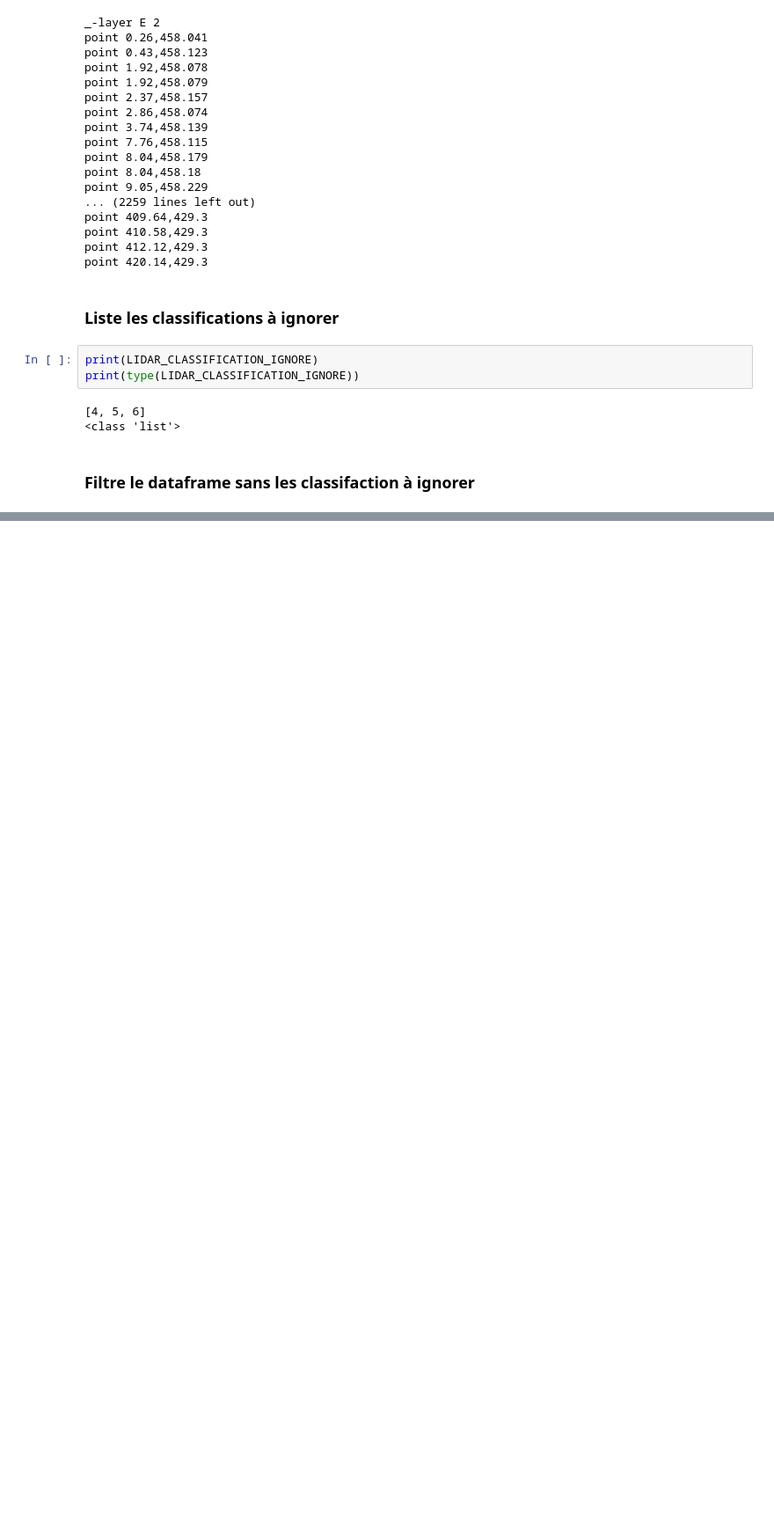
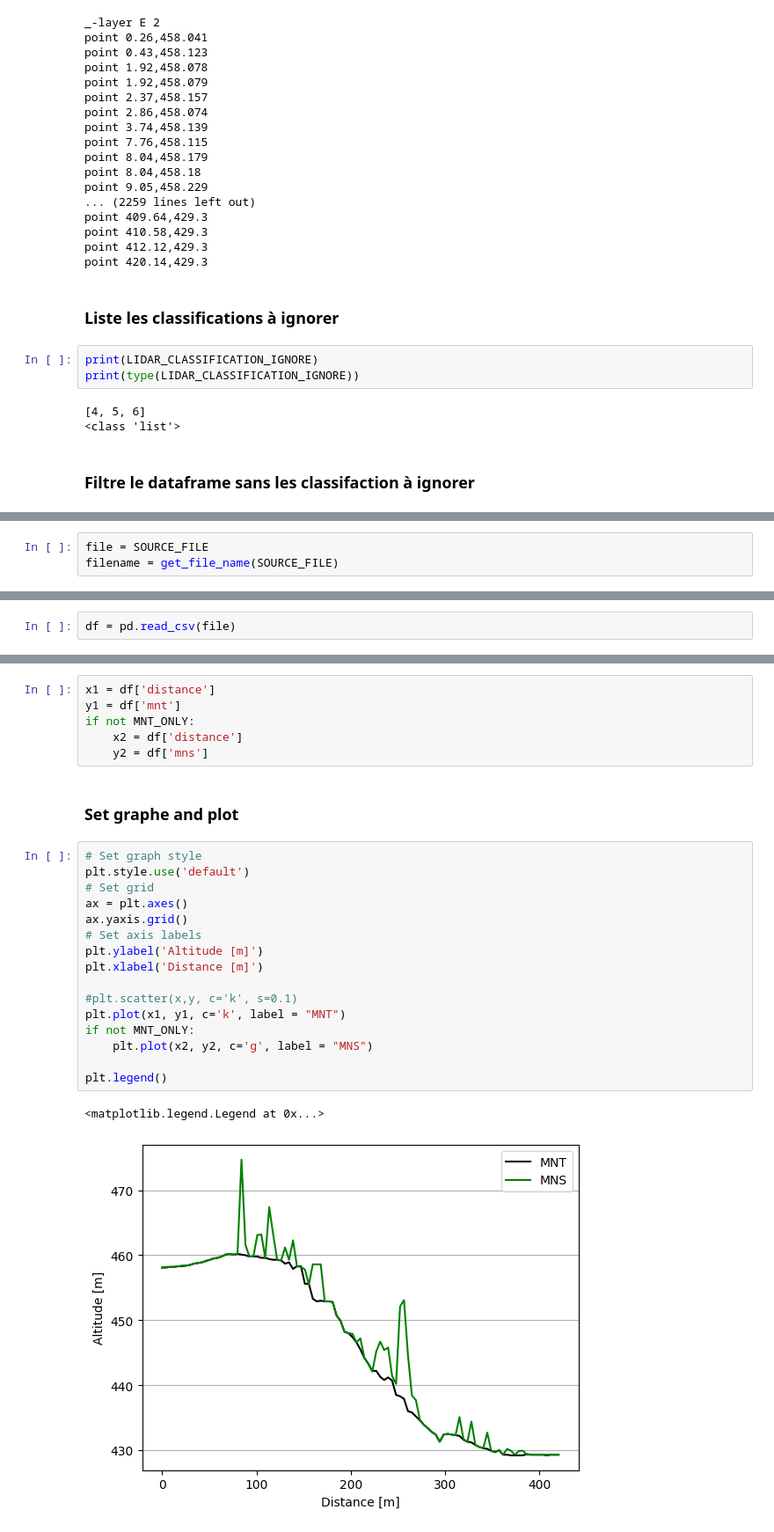
Before and after one commit to gowitz/lidar_to_acad_points, a Jupyter notebook: dev/tests.ipynb, the cells around one changed output, grey strips where cells are left out. Shown: that part at 88% size. Cells and saved outputs as stored; diff of their text form; blank space fills up the shorter version.

```diff
--- a/dev/tests.ipynb
+++ b/dev/tests.ipynb
@@ -281,0 +421,3 @@ print(df_filtred)
+# %%
+file = SOURCE_FILE
+filename = get_file_name(SOURCE_FILE)
@@ -281,0 +439,2 @@ print(df_filtred)
+# %%
+df = pd.read_csv(file)
@@ -281,0 +457,27 @@ print(df_filtred)
+# %%
+x1 = df['distance']
+y1 = df['mnt']
+if not MNT_ONLY:
+    x2 = df['distance']
+    y2 = df['mns']
+# %% [markdown]
+### Set graphe and plot
+# %%
+# Set graph style
+plt.style.use('default')
+# Set grid
+ax = plt.axes()
+ax.yaxis.grid()
+# Set axis labels
+plt.ylabel('Altitude [m]')
+plt.xlabel('Distance [m]')
+
+#plt.scatter(x,y, c='k', s=0.1)
+plt.plot(x1, y1, c='k', label = "MNT")
+if not MNT_ONLY:
+    plt.plot(x2, y2, c='g', label = "MNS")
+
+plt.legend()
+# %% [output]
+<matplotlib.legend.Legend at 0x...>
+[figure, added]
```
Also changed, not shown: parts of 43 cells of this notebook, 24 other files.
